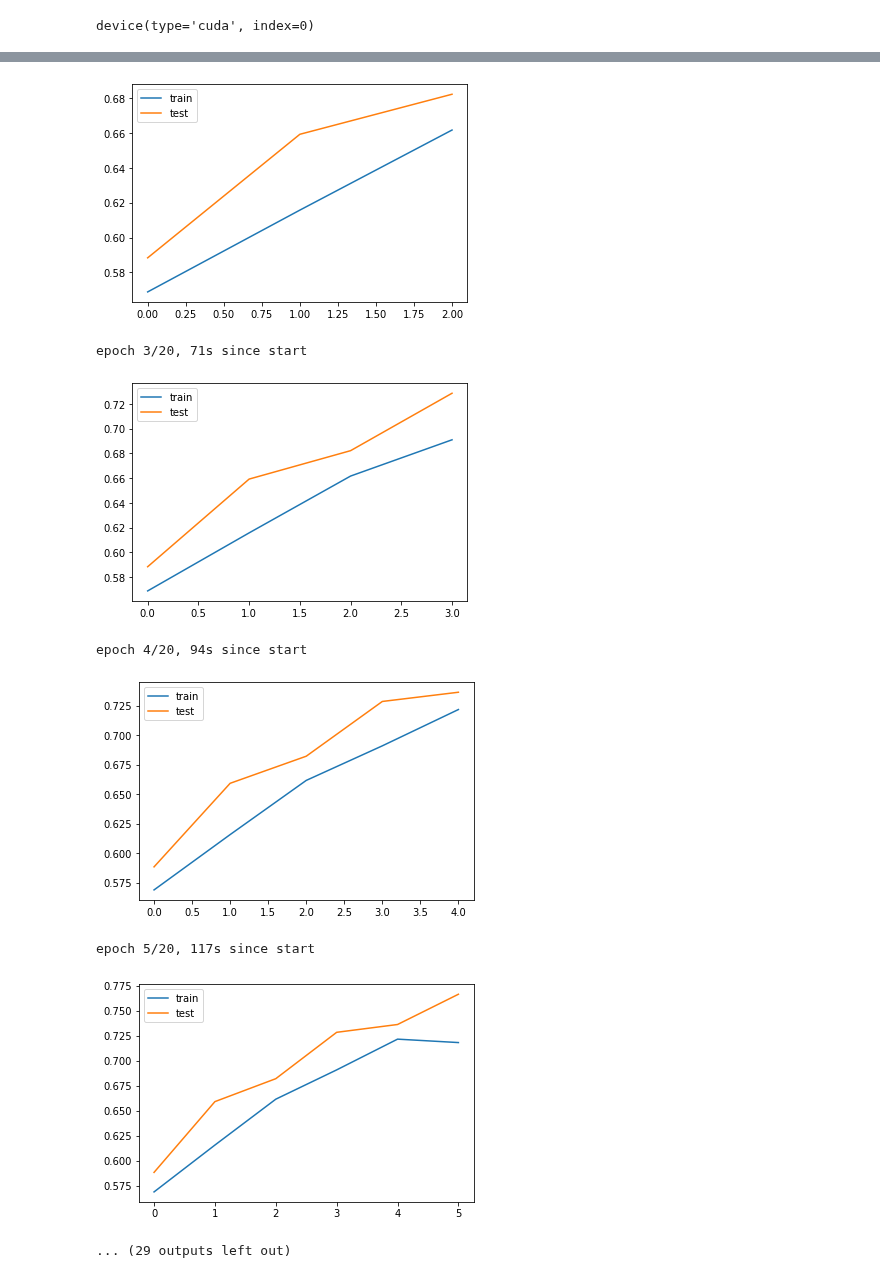
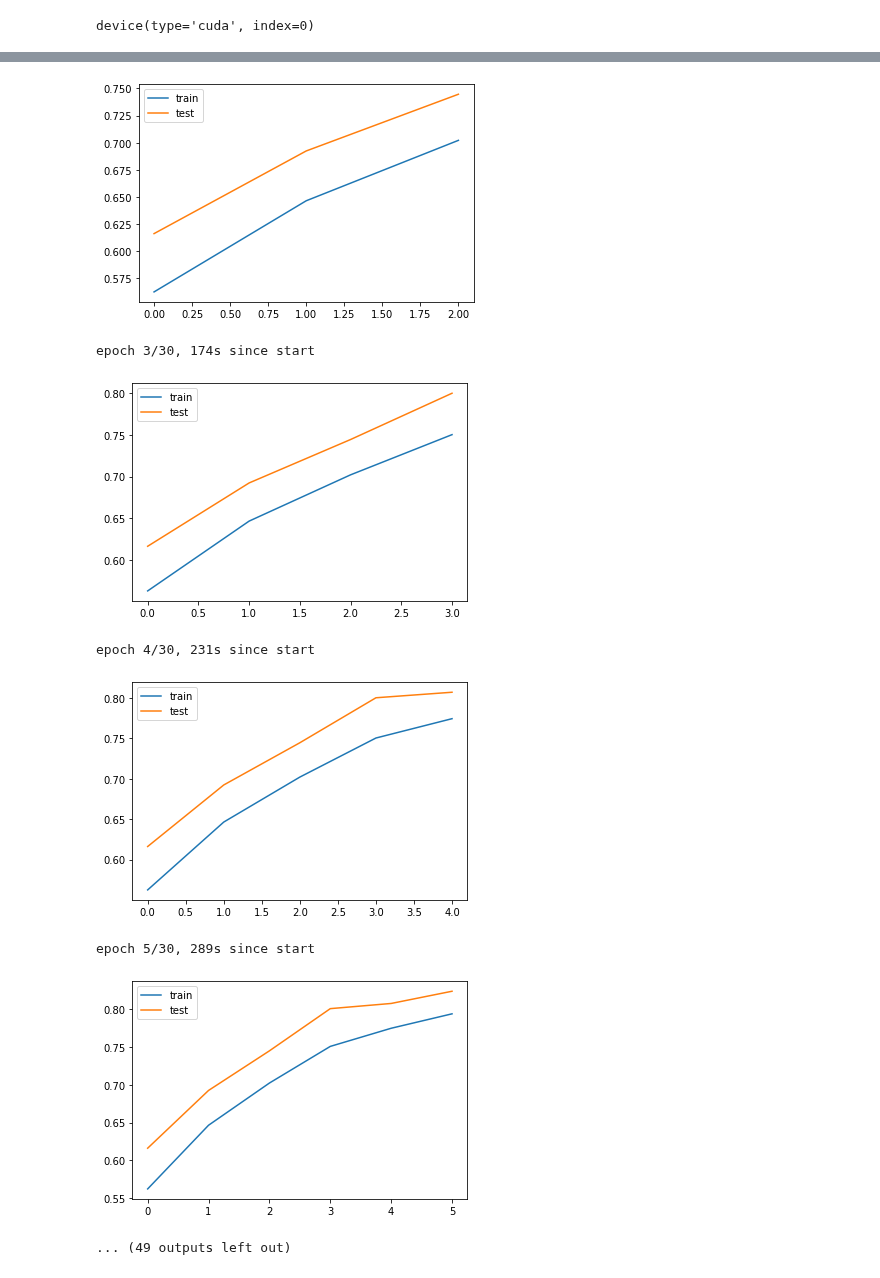
Before and after one commit to maxkvant/LinearizedNNs, a Jupyter notebook: notebooks/Myrtle10.ipynb, the cells around one changed output, grey strips where cells are left out. Saved outputs shown, nothing was run; the diff lists cells and outputs as text; code cells hidden in the pictures.

Commit message:
train myrtle cnn

```diff
--- a/notebooks/Myrtle10.ipynb
+++ b/notebooks/Myrtle10.ipynb
@@ -53,6 +53,10 @@ def Conv(in_filters, out_filters):
 
 def BatchNorm(num_filters):
     return nn.BatchNorm2d(num_filters)
+
+class Normalize(nn.Module):
+    def forward(self, input):
+        return nn.functional.normalize(input, p=2, dim=1, eps=1e-8)
 
 class Myrtle10(nn.Module):
     def __init__(self, num_classes=10, input_filters=3, num_filters=256):
@@ -74,17 +78,17 @@ class Myrtle10(nn.Module):
             Conv(num_filters, num_filters), BatchNorm(num_filters), nn.ReLU(),
             Conv(num_filters, num_filters), BatchNorm(num_filters), nn.ReLU(),
             nn.AvgPool2d(kernel_size=8, stride=8),
+            Normalize(),
             Flatten()
         )
         self.classifier =  nn.Linear(num_filters, num_classes, bias=True)
-        self.classifier.weight.data *= np.sqrt(3)
+        # self.classifier.weight.data *= np.sqrt(3)
 
         self.to_readout = nn.Linear(num_filters, num_filters, bias=False)
-        self.to_readout.weight.data *= np.sqrt(3)
+        # self.to_readout.weight.data *= np.sqrt(3)
 
     def readout(self, x):
-        x = self.layers(x)
-        return x * np.sqrt(2)
+        return self.layers(x)
 
     def forward(self, x):
         x = self.readout(x)
@@ -173,10 +159,10 @@ np.std(output.reshape(-1))
 # %%
-model = Myrtle10(num_filters=32).to(device)
+model = Myrtle10(num_filters=256).to(device)
 
-learning_rate = 0.05
+learning_rate = 0.07
 
 estimator = SgdEstimator(model, nn.CrossEntropyLoss(), learning_rate)
 training  = ClassifierTraining(estimator, device)
 
-training.train(train_loader, test_loader, num_epochs=20, learning_rate=learning_rate)
+training.train(train_loader, test_loader, num_epochs=30, learning_rate=learning_rate)
 # %% [output]
@@ -188,8 +174,8 @@ epoch 2/20, 47s since start
-[figure, old version]
+[figure, new version]
-epoch 3/20, 71s since start
+epoch 3/30, 174s since start
-[figure, old version]
+[figure, new version]
-epoch 4/20, 94s since start
+epoch 4/30, 231s since start
-[figure, old version]
+[figure, new version]
-epoch 5/20, 117s since start
+epoch 5/30, 289s since start
-[figure, old version]
+[figure, new version]
-... (29 outputs left out)
+... (49 outputs left out)
```
Also changed, not shown: parts of 8 cells of this notebook.
